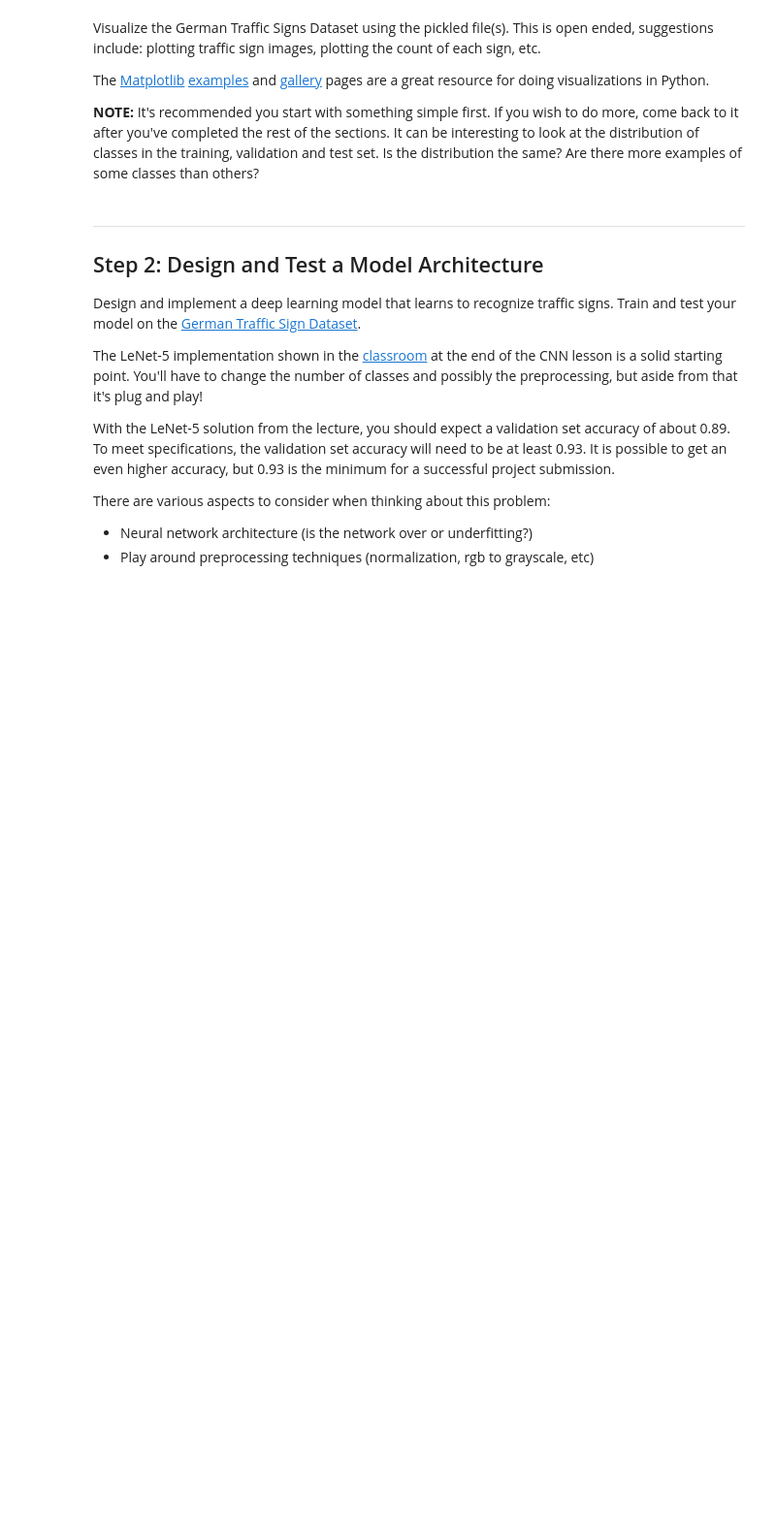
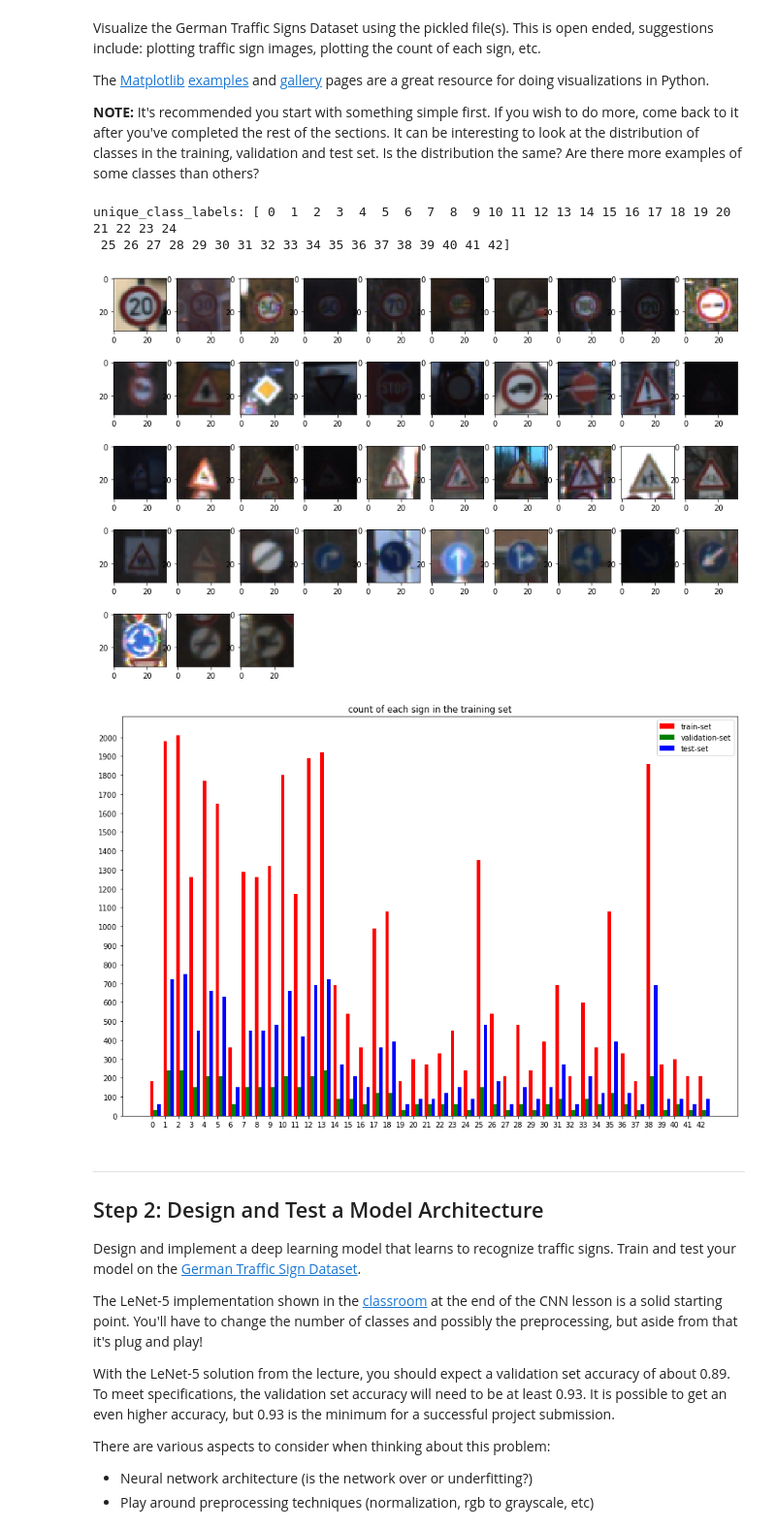
Before and after one commit to chaussitag/CarND-Traffic-Sign-Classifier-Project, a Jupyter notebook: Traffic_Sign_Classifier.ipynb, the cells around one changed output. Shown at 97% size. Cells and saved outputs as stored; diff of their text form; code cells hidden in the pictures; blank space fills up the shorter version.

```diff
--- a/Traffic_Sign_Classifier.ipynb
+++ b/Traffic_Sign_Classifier.ipynb
@@ -112,3 +101,49 @@ plt.show()
+# %%
+### Data exploration visualization code goes here.
+### Feel free to use as many code cells as needed.
+import matplotlib.pyplot as plt
+# Visualizations will be shown in the notebook.
+%matplotlib inline
+
+# get counts of each trafic sign from the training set
+sign_values, unique_train_img_indices, counts_for_train = np.unique(y_train, return_index=True, return_counts=True)
+print("unique_class_labels: %s" % (sign_values, ))
+_, counts_for_validation = np.unique(y_valid, return_counts=True)
+_, counts_for_test = np.unique(y_test, return_counts=True)
+
+
+# draw one image per-class, 10 images per-row
+num_imgs_to_draw = len(unique_train_img_indices)
+images_per_row = 10
+subplot_rows = (num_imgs_to_draw // images_per_row) + 1
+fig = plt.gcf()
+fig_default_size = fig.get_size_inches()
+fig.set_size_inches(fig_default_size[0] * 2.5, fig_default_size[1] * 2.5)
+for subplot_index, img_index in enumerate(unique_train_img_indices):
+    axes = fig.add_subplot(subplot_rows, images_per_row, subplot_index + 1)
+    axes.imshow(X_train[img_index])
+
+# draw the counts of each trafic sign
+fig1, axes1 = plt.subplots(1)
+fig1_default_size = fig1.get_size_inches()
+fig1.set_size_inches(fig1_default_size[0] * 2.5, fig1_default_size[1] * 2.5)
+axes1.set_title("count of each sign in the training set")
+axes1.set_yticks(range(0, np.max(counts_for_train), 100))
+axes1.set_xticks(range(0, 3 * n_classes, 3))
+axes1.set_xticklabels(range(0, n_classes))
+bar_width = 0.8
+x_indices = sign_values * 3
+rects_train = axes1.bar(x_indices, counts_for_train, width=bar_width, color='r')
+rects_valid = axes1.bar(x_indices + bar_width, counts_for_validation, width=bar_width, color='g')
+rects_test = axes1.bar(x_indices + 2 * bar_width, counts_for_test, width=bar_width, color='b')
+axes1.legend((rects_train[0], rects_valid[0], rects_test[0]), ('train-set', 'validation-set', 'test-set'))
+
+plt.show()
+# %% [output]
+unique_class_labels: [ 0  1  2  3  4  5  6  7  8  9 10 11 12 13 14 15 16 17 18 19 20 21 22 23 24
+ 25 26 27 28 29 30 31 32 33 34 35 36 37 38 39 40 41 42]
+[figure, added]
+[figure, added]
 # %% [markdown]
 ----
 
```
Also changed, not shown: parts of 17 cells of this notebook, 17 other files.
